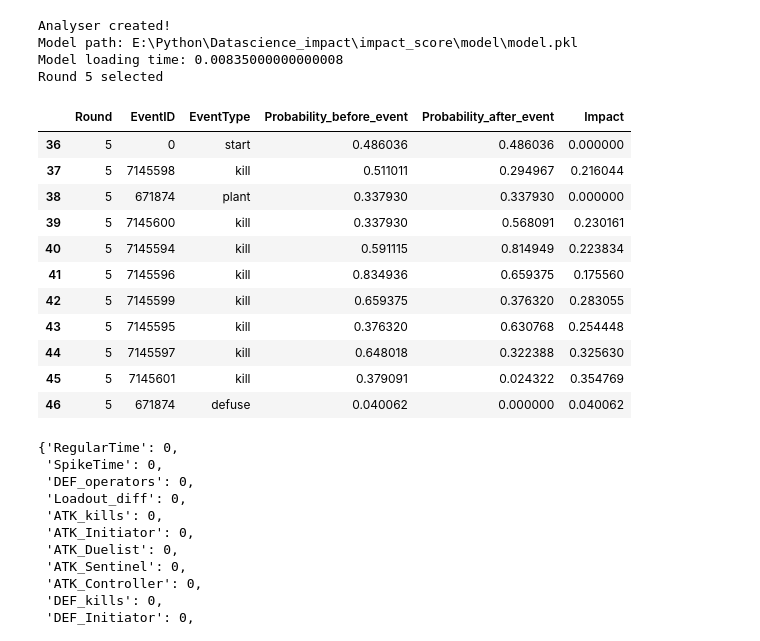
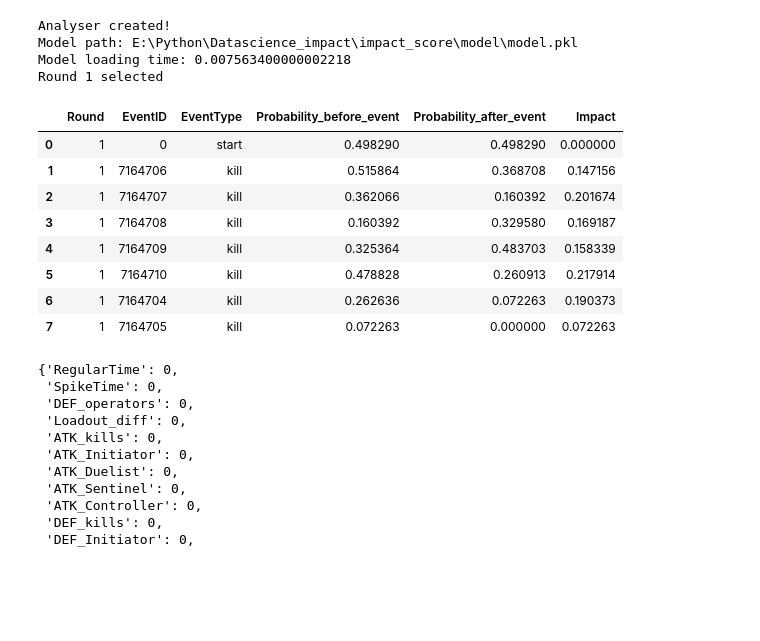
Before and after one commit to mateusb12/valorant_impact, a Jupyter notebook: impact_score/model/model_improvement/probability_test.ipynb, the cells around one changed output. Cells and saved outputs as stored; diff of their text form; code cells hidden in the pictures; blank space fills up the shorter version.

```diff
--- a/impact_score/model/model_improvement/probability_test.ipynb
+++ b/impact_score/model/model_improvement/probability_test.ipynb
@@ -13,28 +13,25 @@ Model loading time: 0.005352499999999871
 # %%
 from impact_score.impact.match_analysis import RoundReplay
 
 rr_instance = RoundReplay()
-rr_instance.set_match(54292)
-rr_instance.choose_round(5)
+rr_instance.set_match(54498)
+rr_instance.choose_round(1)
 aux = rr_instance.get_round_probability(side="atk")
 pd.DataFrame(aux)
 # %% [output]
 Analyser created!
 Model path: E:\Python\Datascience_impact\impact_score\model\model.pkl
-Model loading time: 0.00835000000000008
-Round 5 selected
+Model loading time: 0.007563400000002218
+Round 1 selected
 |  | Round | EventID | EventType | Probability_before_event | Probability_after_event | Impact |
-| 36 | 5 | 0 | start | 0.486036 | 0.486036 | 0.000000 |
-| 37 | 5 | 7145598 | kill | 0.511011 | 0.294967 | 0.216044 |
-| 38 | 5 | 671874 | plant | 0.337930 | 0.337930 | 0.000000 |
-| 39 | 5 | 7145600 | kill | 0.337930 | 0.568091 | 0.230161 |
-| 40 | 5 | 7145594 | kill | 0.591115 | 0.814949 | 0.223834 |
-| 41 | 5 | 7145596 | kill | 0.834936 | 0.659375 | 0.175560 |
-| 42 | 5 | 7145599 | kill | 0.659375 | 0.376320 | 0.283055 |
-| 43 | 5 | 7145595 | kill | 0.376320 | 0.630768 | 0.254448 |
-| 44 | 5 | 7145597 | kill | 0.648018 | 0.322388 | 0.325630 |
-| 45 | 5 | 7145601 | kill | 0.379091 | 0.024322 | 0.354769 |
-| 46 | 5 | 671874 | defuse | 0.040062 | 0.000000 | 0.040062 |
+| 0 | 1 | 0 | start | 0.498290 | 0.498290 | 0.000000 |
+| 1 | 1 | 7164706 | kill | 0.515864 | 0.368708 | 0.147156 |
+| 2 | 1 | 7164707 | kill | 0.362066 | 0.160392 | 0.201674 |
+| 3 | 1 | 7164708 | kill | 0.160392 | 0.329580 | 0.169187 |
+| 4 | 1 | 7164709 | kill | 0.325364 | 0.483703 | 0.158339 |
+| 5 | 1 | 7164710 | kill | 0.478828 | 0.260913 | 0.217914 |
+| 6 | 1 | 7164704 | kill | 0.262636 | 0.072263 | 0.190373 |
+| 7 | 1 | 7164705 | kill | 0.072263 | 0.000000 | 0.072263 |
 # %%
 feature_list = model.feature_name_
 iex = {i: 0 for i in feature_list}
```
Also changed, not shown: parts of 1 cell of this notebook, 2 other files.
